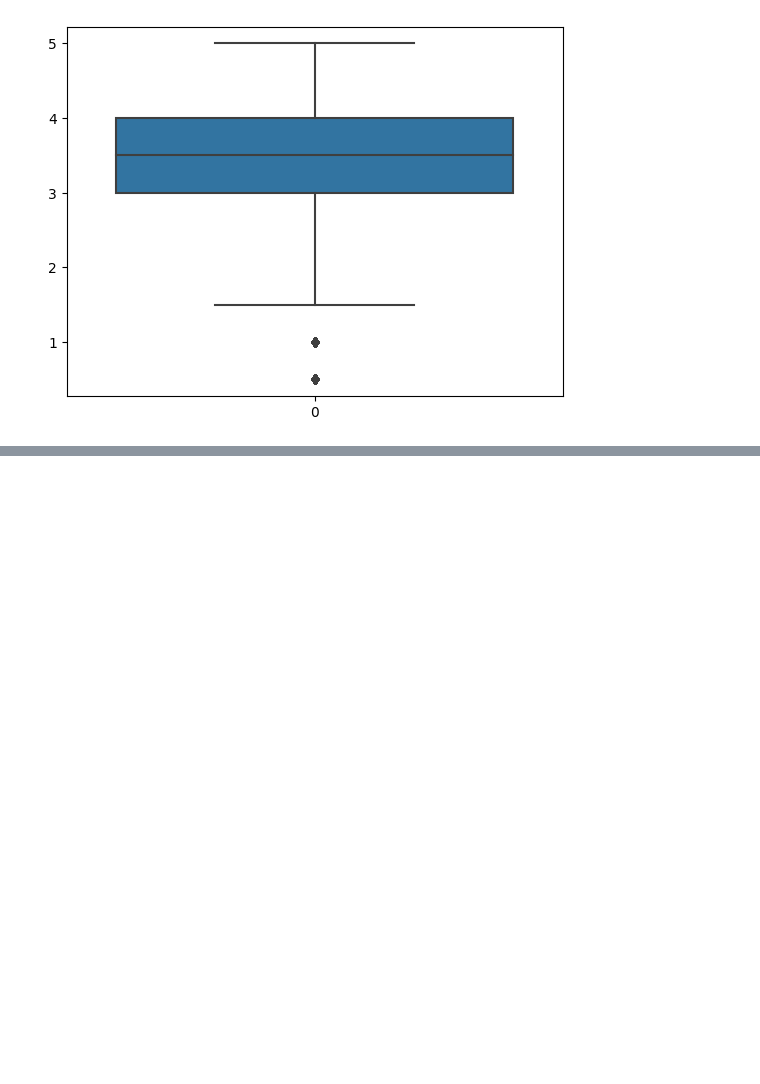
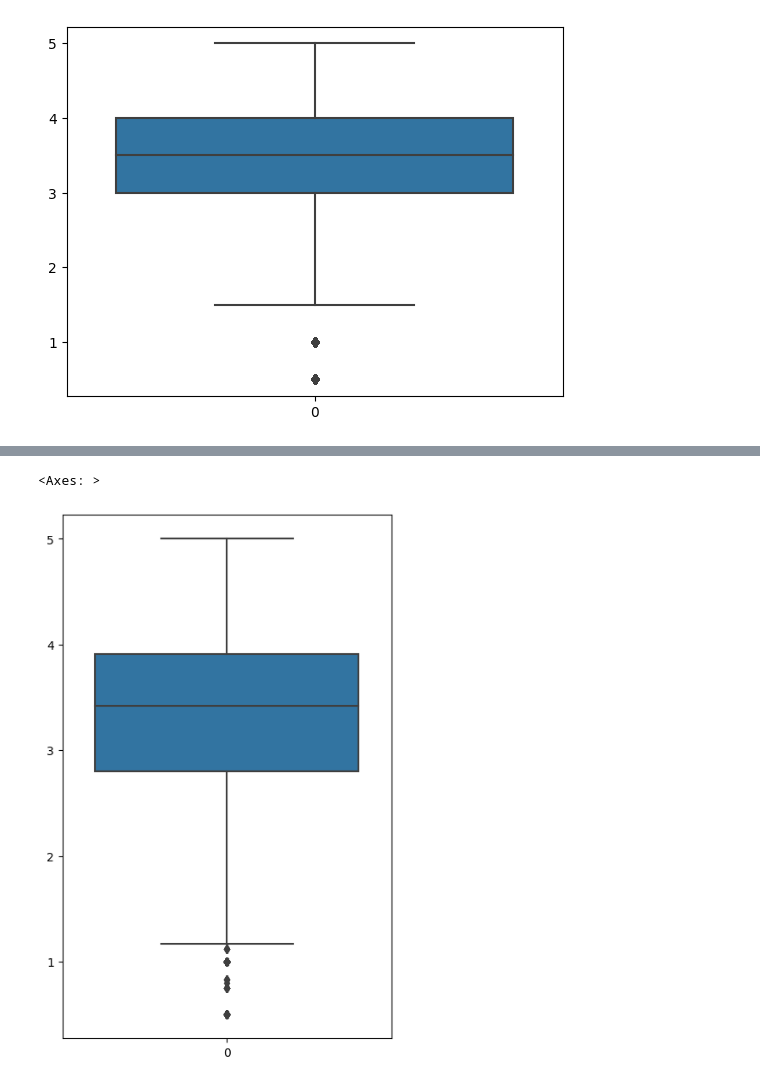
Before and after one commit to Su66us/Python, a Jupyter notebook: Introdução_a_Data_Science.ipynb, the cells around one changed output, grey strips where cells are left out. Drawn from its saved outputs; the diff is of its cells as text; code cells hidden in the pictures; blank space fills up the shorter version.

```diff
--- a/Introdução_a_Data_Science.ipynb
+++ b/Introdução_a_Data_Science.ipynb
@@ -109,0 +218,10 @@ sns.boxplot(notas.notas)
+# %%
+import seaborn as sns
+import matplotlib.pyplot as plt
+
+plt.figure(figsize=(5,8))
+
+sns.boxplot([medias_por_filme])
+# %% [output]
+<Axes: >
+[figure, added]
```
Also changed, not shown: parts of 17 cells of this notebook.
